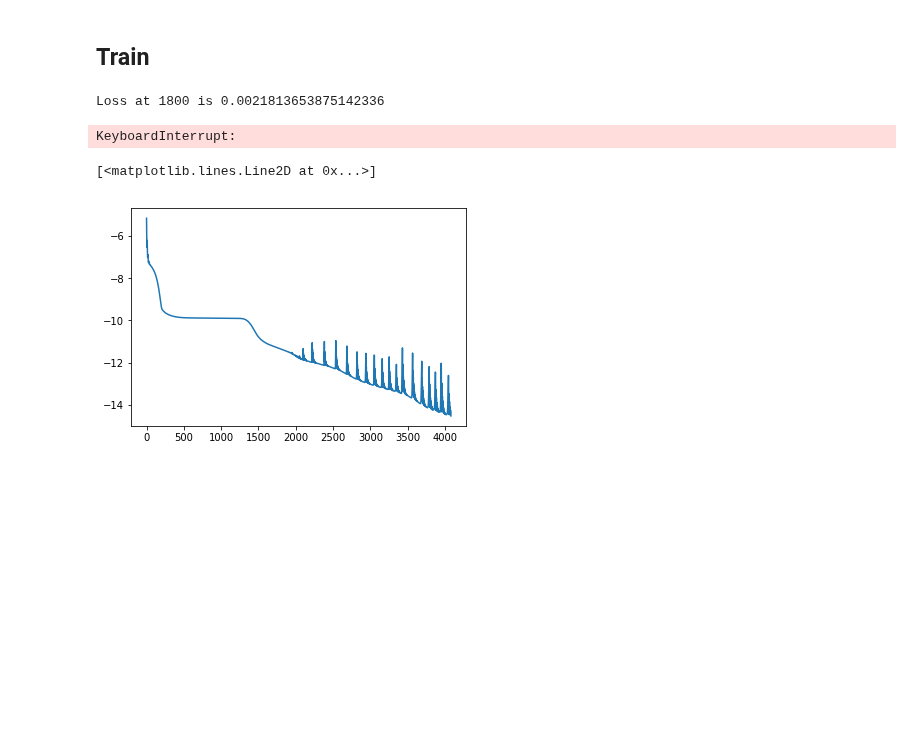
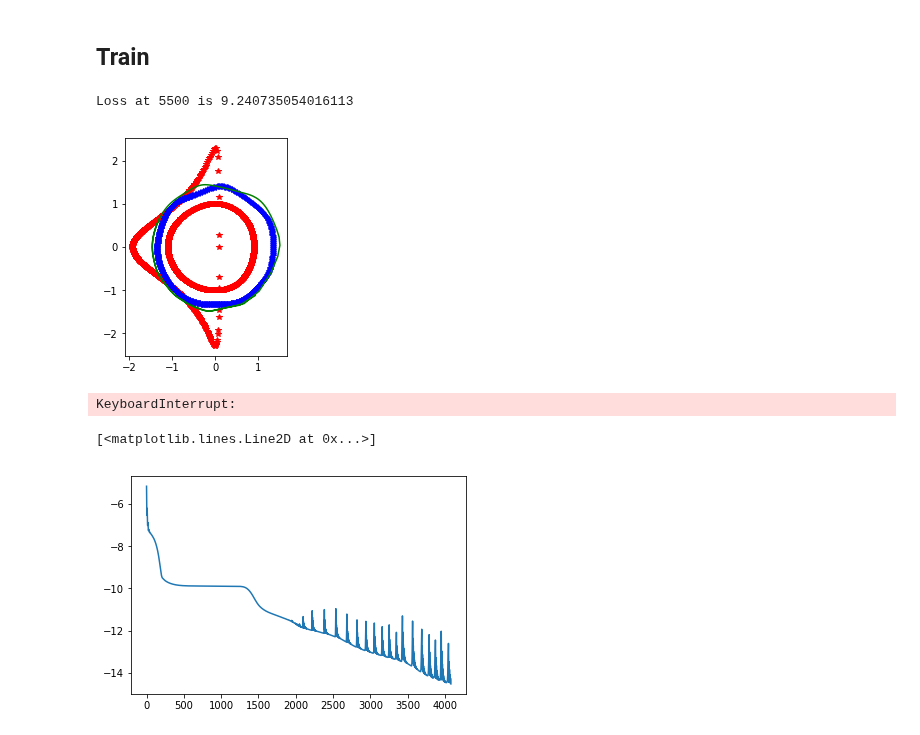
Before and after one commit to rbondesan/CanonicalFlows, a Jupyter notebook: notebooks/kepler-traj.ipynb, the cells around one changed output. Saved outputs shown, nothing was run; the diff lists cells and outputs as text; code cells hidden in the pictures; blank space fills up the shorter version.

```diff
--- a/notebooks/kepler-traj.ipynb
+++ b/notebooks/kepler-traj.ipynb
@@ -205,12 +207,12 @@ $$
 # %%
-def make_circle_loss(z):
+def make_circle_loss(z, shift=-1):
     zsq = tf.square(z)
     qhatsq, phatsq = extract_q_p(zsq)
 #     if settings['visualize']:
 #         tf.summary.histogram("qhatsq", qhatsq)
 #         tf.summary.histogram("phatsq", phatsq)
-    diff_qhatsq = qhatsq - tf.roll(qhatsq, shift=-1, axis=0)
-    diff_phatsq = phatsq - tf.roll(phatsq, shift=-1, axis=0)
+    diff_qhatsq = qhatsq - tf.roll(qhatsq, shift=shift, axis=0)
+    diff_phatsq = phatsq - tf.roll(phatsq, shift=shift, axis=0)
 #    return tf.reduce_mean(tf.square(diff_qhatsq + diff_phatsq))
     return tf.reduce_sum(tf.square(diff_qhatsq + diff_phatsq))
 # %%
@@ -252,12 +254,17 @@ traj = tf.constant(traj, dtype=DTYPE)
 
 from utils import extract_q_p
 with tf.name_scope("canonical_transformation"):
+    # traj is (num_time_samples,batch,d,n,2)
+    num_time_samples = traj.shape[0]
+    batch = traj.shape[1]
+    traj = tf.reshape(traj, [num_time_samples*batch,settings['d'],settings['num_particles'],2])
     z = T.inverse(traj)
-#     z1 = z[::2, :, :, :]
-#     z2 = z[1::2, :, :, :]
-#     loss = make_circle_loss(z1) + make_circle_loss(z2)
+    z = tf.reshape(z, [num_time_samples,batch,settings['d'],settings['num_particles'],2])
+    z1 = z[:, 0, :, :, :]
+    z2 = z[:, 1, :, :, :]
+    loss = make_circle_loss(z1,shift=-100) + make_circle_loss(z2,shift=-100)
 
-    loss = make_circle_loss(z)
+#    loss = make_circle_loss(z)
 
     tf.summary.scalar('loss', loss)
 
@@ -275,24 +282,26 @@ loss_converged = 5e-7
 # %%
 while loss_np > loss_converged:
     _, it, loss_np = sess.run([train_op, step, loss])
     if it % 20 == 0:
         display.clear_output(wait=True)
         print("Loss at {} is {}".format(it, loss_np))
         fig = plt.figure(figsize=(4,4))
         qhat_traj,phat_traj = sess.run(extract_q_p(z))
 
-#         plt.plot(qtraj[::2,dd,nn,0], ptraj[::2,dd,nn,0],'r*')
-#         plt.plot(qhat_traj[::2,dd,nn,0], phat_traj[::2,dd,nn,0],'b+')
+#        plt.plot(qtraj[::2,dd,nn,0], ptraj[::2,dd,nn,0],'r*')
+#        plt.plot(qhat_traj[::2,dd,nn,0], phat_traj[::2,dd,nn,0],'b+')
 
         plt.plot(qtraj[:,dd,nn,0], ptraj[:,dd,nn,0],'r*')
-        plt.plot(qhat_traj[:,dd,nn,0], phat_traj[:,dd,nn,0],'b+')
+        plt.plot(qhat_traj[:,0,dd,nn,0], phat_traj[:,0,dd,nn,0],'b+')
+        plt.plot(qhat_traj[:,1,dd,nn,0], phat_traj[:,1,dd,nn,0],'g-')
 
         plt.gca().set_aspect('equal', adjustable='box')
-        plt.savefig('../results/kepler/image_at_it_{:04d}.png'.format(it))
+        #plt.savefig('../results/kepler/image_at_it_{:04d}.png'.format(it))
         plt.show()
     losses.append(loss_np)
 # %% [output]
-Loss at 1800 is 0.0021813653875142336
+Loss at 5500 is 9.240735054016113
+[figure, added]
 KeyboardInterrupt:
 # %%
 plt.plot(np.log(losses[:]))
```
Also changed, not shown: parts of 40 cells of this notebook, 3 other files.
